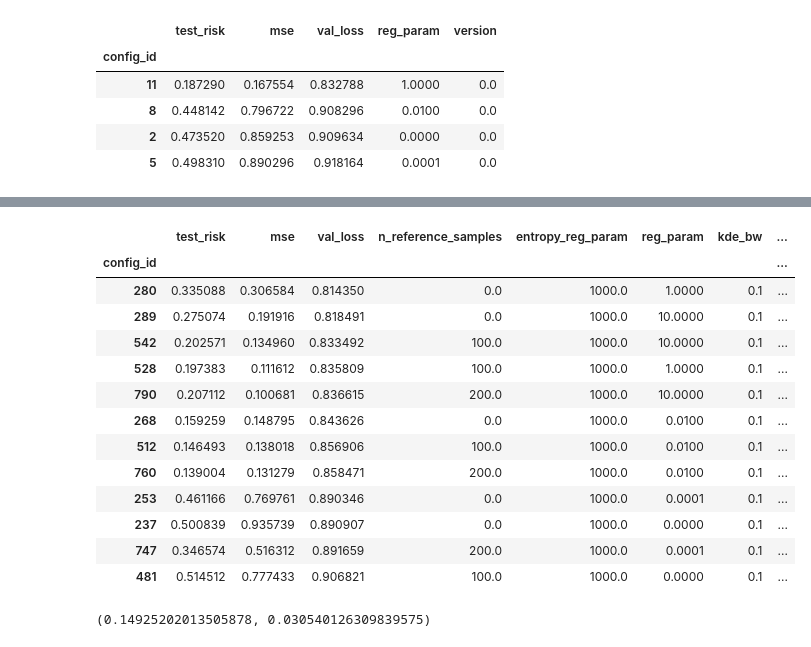
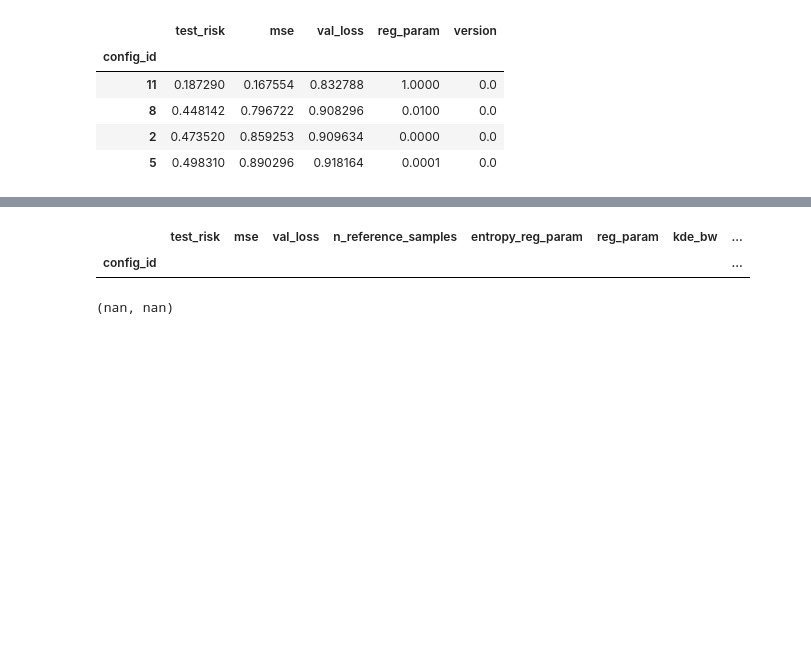
Before and after one commit to HeinerKremer/conditional-moment-restrictions, a Jupyter notebook: experiments/eval_data_pandas.ipynb, the cells around one changed output, grey strips where cells are left out. Saved outputs shown, nothing was run; the diff lists cells and outputs as text; code cells hidden in the pictures; blank space fills up the shorter version.

```diff
--- a/experiments/eval_data_pandas.ipynb
+++ b/experiments/eval_data_pandas.ipynb
@@ -106,0 +109,2 @@ best
+# %%
+exp_path_1 = "/Users/hkremer/code/kmm/wasserstein-method-of-moments/results/bennet_hetero/bennet_hetero_method="
@@ -134,6 +144,7 @@ filepaths = []
 from cmr.default_config import kmm_methods
 
 for method in kmm_methods:
-    path = (f'/Users/hkremer/code/kmm/wasserstein-method-of-moments/results/bennet_hetero/'
-           f'bennet_hetero_method={method}_n=2000_seed0=12345.json')
+    path = (exp_path_1 + f'{method}_n=2000_seed0=12345.json')
     filepaths.append(path)
+
+df = load_and_merge_datasets(filepaths)
@@ -161,39 +172,24 @@ df
 # %%
 get_best_hparam_results(df, metric='val_loss', num_best=20,
-                        hparam_config={'rkhs_func_z_dependent': 1.0,
-                                       'val_loss_func': 'moment_violation',
+                        hparam_config={'val_loss_func': 'moment_violation',
                                        #"n_reference_samples": [200],
                                        "entropy_reg_param": [1000],
                                        #"reg_param": [0.01],
                                        'kde_bw': 0.1,
-                                       'divergence': 'kl'
                                       })
 # %% [output]
 |  | test_risk | mse | val_loss | n_reference_samples | entropy_reg_param | reg_param | kde_bw | ... |
 | config_id |  |  |  |  |  |  |  | ... |
-| 280 | 0.335088 | 0.306584 | 0.814350 | 0.0 | 1000.0 | 1.0000 | 0.1 | ... |
-| 289 | 0.275074 | 0.191916 | 0.818491 | 0.0 | 1000.0 | 10.0000 | 0.1 | ... |
-| 542 | 0.202571 | 0.134960 | 0.833492 | 100.0 | 1000.0 | 10.0000 | 0.1 | ... |
-| 528 | 0.197383 | 0.111612 | 0.835809 | 100.0 | 1000.0 | 1.0000 | 0.1 | ... |
-| 790 | 0.207112 | 0.100681 | 0.836615 | 200.0 | 1000.0 | 10.0000 | 0.1 | ... |
-| 268 | 0.159259 | 0.148795 | 0.843626 | 0.0 | 1000.0 | 0.0100 | 0.1 | ... |
-| 512 | 0.146493 | 0.138018 | 0.856906 | 100.0 | 1000.0 | 0.0100 | 0.1 | ... |
-| 760 | 0.139004 | 0.131279 | 0.858471 | 200.0 | 1000.0 | 0.0100 | 0.1 | ... |
-| 253 | 0.461166 | 0.769761 | 0.890346 | 0.0 | 1000.0 | 0.0001 | 0.1 | ... |
-| 237 | 0.500839 | 0.935739 | 0.890907 | 0.0 | 1000.0 | 0.0000 | 0.1 | ... |
-| 747 | 0.346574 | 0.516312 | 0.891659 | 200.0 | 1000.0 | 0.0001 | 0.1 | ... |
-| 481 | 0.514512 | 0.777433 | 0.906821 | 100.0 | 1000.0 | 0.0000 | 0.1 | ... |
 # %%
-get_mean_and_sem(df, test_metric='test_risk', val_metric='val_loss', hparam_config={'rkhs_func_z_dependent': 1.0,
+get_mean_and_sem(df, test_metric='test_risk', val_metric='val_loss', hparam_config={
                                        'val_loss_func': 'moment_violation',
                                        "n_reference_samples": [200],
                                        "entropy_reg_param": [1],
                                        "reg_param": [1],
-                                       'kde_bw': 0.1,
-                                       'divergence': 'kl'}
+                                       'kde_bw': 0.1}
                 )
 # %% [output]
-(0.14925202013505878, 0.030540126309839575)
+(nan, nan)
 # %%
 import matplotlib.pyplot as plt
 import seaborn as sns
```
Also changed, not shown: parts of 19 cells of this notebook, 5 other files.
